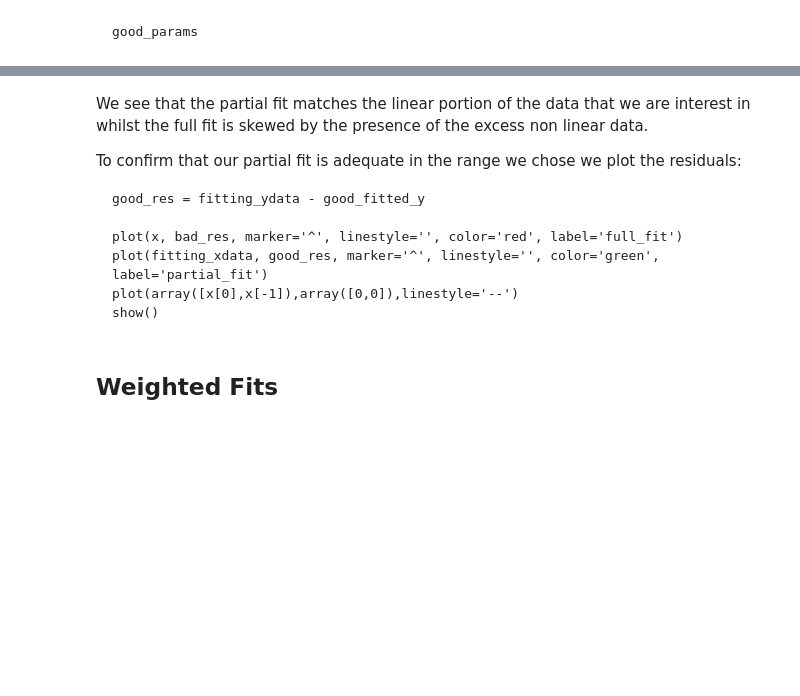
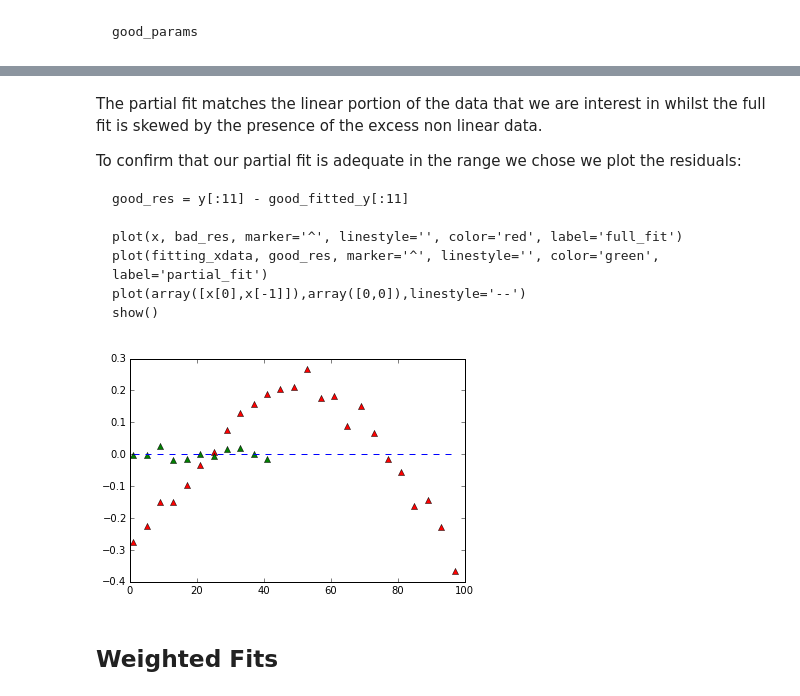
Before and after one commit to Clyde-fare/Imperial_Chem_Python, a Jupyter notebook: C_Y1/workshop2/Workshop 2.ipynb, the cells around one changed output, grey strips where cells are left out. Cells and saved outputs as stored; diff of their text form; code cells hidden in the pictures; blank space fills up the shorter version.

```diff
--- a/C_Y1/workshop2/Workshop 2.ipynb
+++ b/C_Y1/workshop2/Workshop 2.ipynb
@@ -526,14 +613,24 @@ If we visualize both fits we'll see why.
 # %% [markdown]
-We see that the partial fit matches the linear portion of the data that we are interest in whilst the full fit is skewed by the presence of the excess non linear data.
+The partial fit matches the linear portion of the data that we are interest in whilst the full fit is skewed by the presence of the excess non linear data.
 
 To confirm that our partial fit is adequate in the range we chose we plot the residuals:
 
-    good_res = fitting_ydata - good_fitted_y
+    good_res = y[:11] - good_fitted_y[:11]
 
     plot(x, bad_res, marker='^', linestyle='', color='red', label='full_fit')
     plot(fitting_xdata, good_res, marker='^', linestyle='', color='green', label='partial_fit')
-    plot(array([x[0],x[-1]),array([0,0]),linestyle='--')
+    plot(array([x[0],x[-1]]),array([0,0]),linestyle='--')
     show()
+# %%
+good_res = y[:11] - good_fitted_y[:11]
+
+plot(x, bad_res, marker='^', linestyle='', color='red', label='full_fit')
+plot(fitting_xdata, good_res, marker='^', linestyle='', color='green', label='partial_fit')
+plot(array([x[0],x[-1]]),array([0,0]),linestyle='--')
+#ylim(-0.05,0.05)
+show()
+# %% [output]
+[figure, added]
 # %% [markdown]
 ## Weighted Fits
 # %% [markdown]
```
Also changed, not shown: parts of 27 cells of this notebook.
